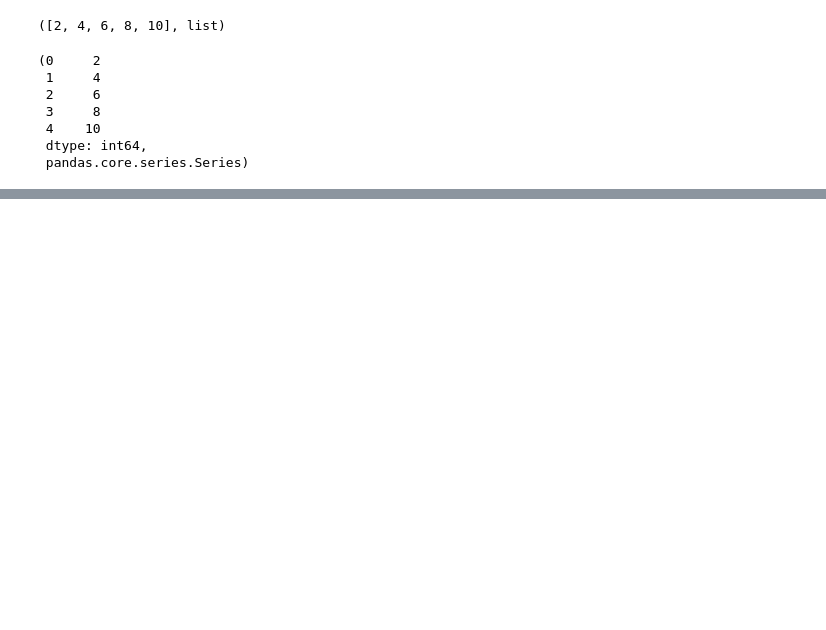
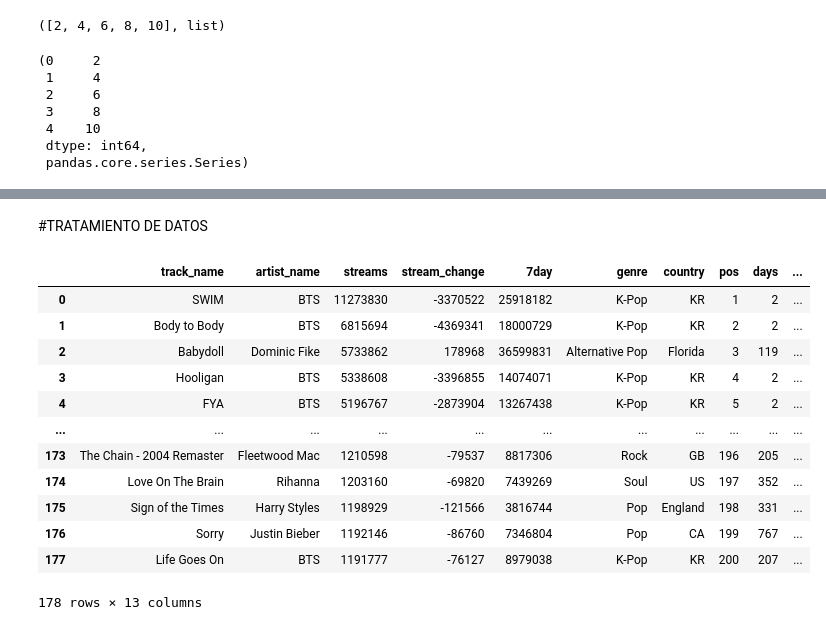
Before and after one commit to damiangonzaleznaval2im21-hash/Notebooks, a Jupyter notebook: CuadernoCursoAnalisisDatos.ipynb, the cells around one changed output, grey strips where cells are left out. Drawn from its saved outputs; the diff is of its cells as text; code cells hidden in the pictures; blank space fills up the shorter version.

```diff
--- a/CuadernoCursoAnalisisDatos.ipynb
+++ b/CuadernoCursoAnalisisDatos.ipynb
@@ -37,0 +198,19 @@ np.int64(8)
+# %% [markdown]
+#TRATAMIENTO DE DATOS
+# %%
+sfy_df = pd.read_csv("spotify_global_trends.csv")
+sfy_df
+# %% [output]
+|  | track_name | artist_name | streams | stream_change | 7day | genre | country | pos | days | ... |
+| 0 | SWIM | BTS | 11273830 | -3370522 | 25918182 | K-Pop | KR | 1 | 2 | ... |
+| 1 | Body to Body | BTS | 6815694 | -4369341 | 18000729 | K-Pop | KR | 2 | 2 | ... |
+| 2 | Babydoll | Dominic Fike | 5733862 | 178968 | 36599831 | Alternative Pop | Florida | 3 | 119 | ... |
+| 3 | Hooligan | BTS | 5338608 | -3396855 | 14074071 | K-Pop | KR | 4 | 2 | ... |
+| 4 | FYA | BTS | 5196767 | -2873904 | 13267438 | K-Pop | KR | 5 | 2 | ... |
+| ... | ... | ... | ... | ... | ... | ... | ... | ... | ... | ... |
+| 173 | The Chain - 2004 Remaster | Fleetwood Mac | 1210598 | -79537 | 8817306 | Rock | GB | 196 | 205 | ... |
+| 174 | Love On The Brain | Rihanna | 1203160 | -69820 | 7439269 | Soul | US | 197 | 352 | ... |
+| 175 | Sign of the Times | Harry Styles | 1198929 | -121566 | 3816744 | Pop | England | 198 | 331 | ... |
+| 176 | Sorry | Justin Bieber | 1192146 | -86760 | 7346804 | Pop | CA | 199 | 767 | ... |
+| 177 | Life Goes On | BTS | 1191777 | -76127 | 8979038 | K-Pop | KR | 200 | 207 | ... |
+178 rows × 13 columns
```
Also changed, not shown: parts of 20 cells of this notebook.
